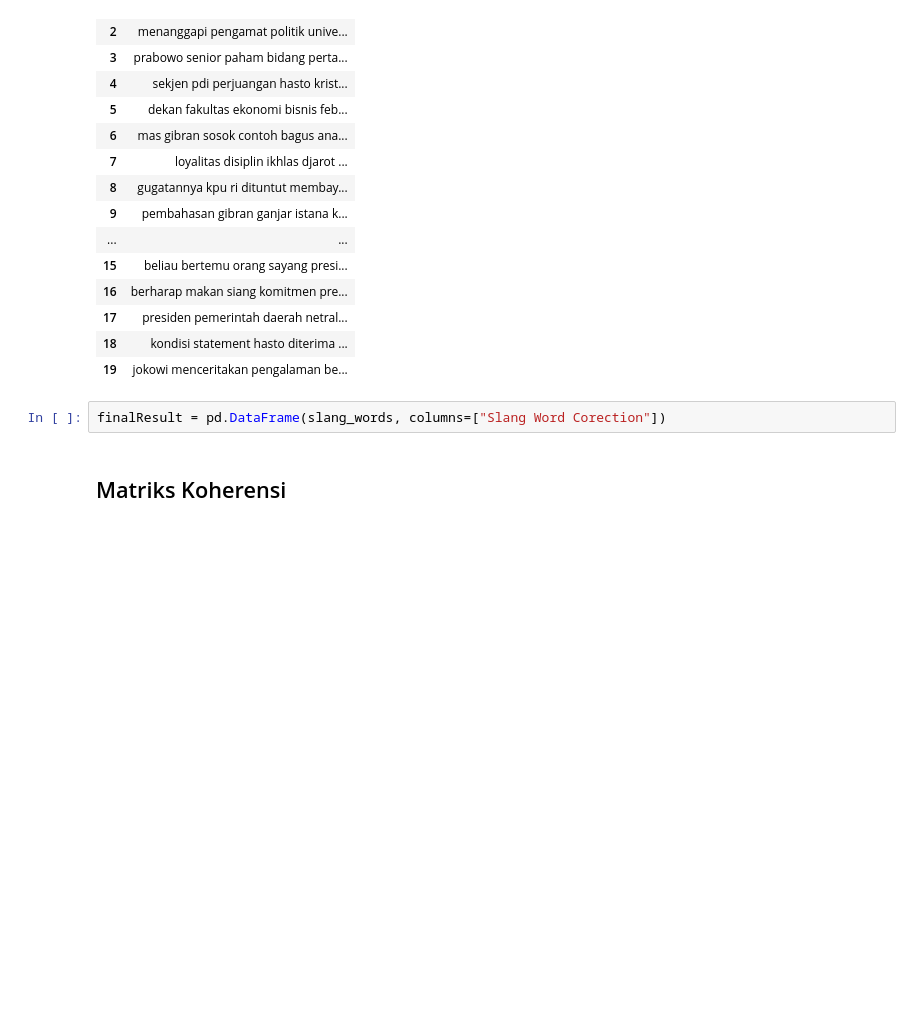
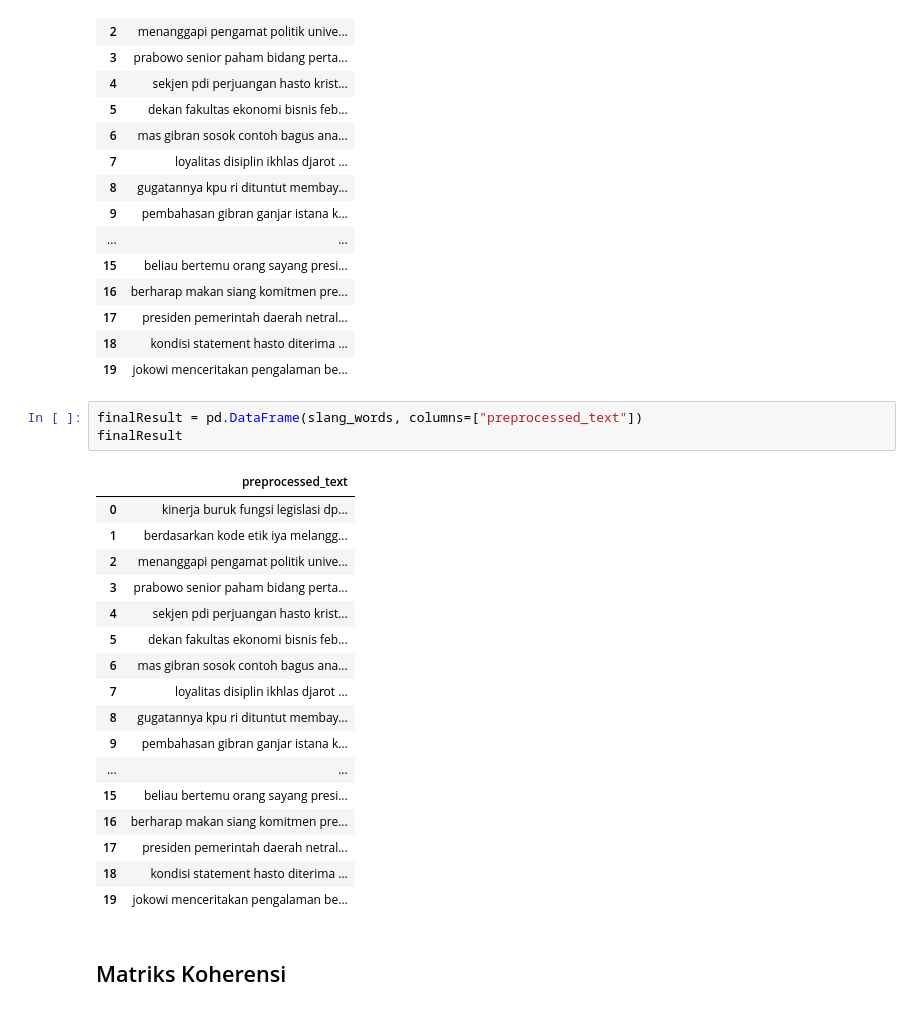
Before and after one commit to dennywr/ppw, a Jupyter notebook: _sources/roughn.ipynb, the cells around one changed output. Drawn from its saved outputs; the diff is of its cells as text; blank space fills up the shorter version.

```diff
--- a/_sources/roughn.ipynb
+++ b/_sources/roughn.ipynb
@@ -192,6 +212,25 @@ data_slang
 | 18 | kondisi statement hasto diterima ... |
 | 19 | jokowi menceritakan pengalaman be... |
 # %%
-finalResult = pd.DataFrame(slang_words, columns=["Slang Word Corection"])
+finalResult = pd.DataFrame(slang_words, columns=["preprocessed_text"])
+finalResult
+# %% [output]
+|  | preprocessed_text |
+| 0 | kinerja buruk fungsi legislasi dp... |
+| 1 | berdasarkan kode etik iya melangg... |
+| 2 | menanggapi pengamat politik unive... |
+| 3 | prabowo senior paham bidang perta... |
+| 4 | sekjen pdi perjuangan hasto krist... |
+| 5 | dekan fakultas ekonomi bisnis feb... |
+| 6 | mas gibran sosok contoh bagus ana... |
+| 7 | loyalitas disiplin ikhlas djarot ... |
+| 8 | gugatannya kpu ri dituntut membay... |
+| 9 | pembahasan gibran ganjar istana k... |
+| ... | ... |
+| 15 | beliau bertemu orang sayang presi... |
+| 16 | berharap makan siang komitmen pre... |
+| 17 | presiden pemerintah daerah netral... |
+| 18 | kondisi statement hasto diterima ... |
+| 19 | jokowi menceritakan pengalaman be... |
 # %% [markdown]
 ## Matriks Koherensi
```
Also changed, not shown: parts of 26 cells of this notebook, 22 other files.
